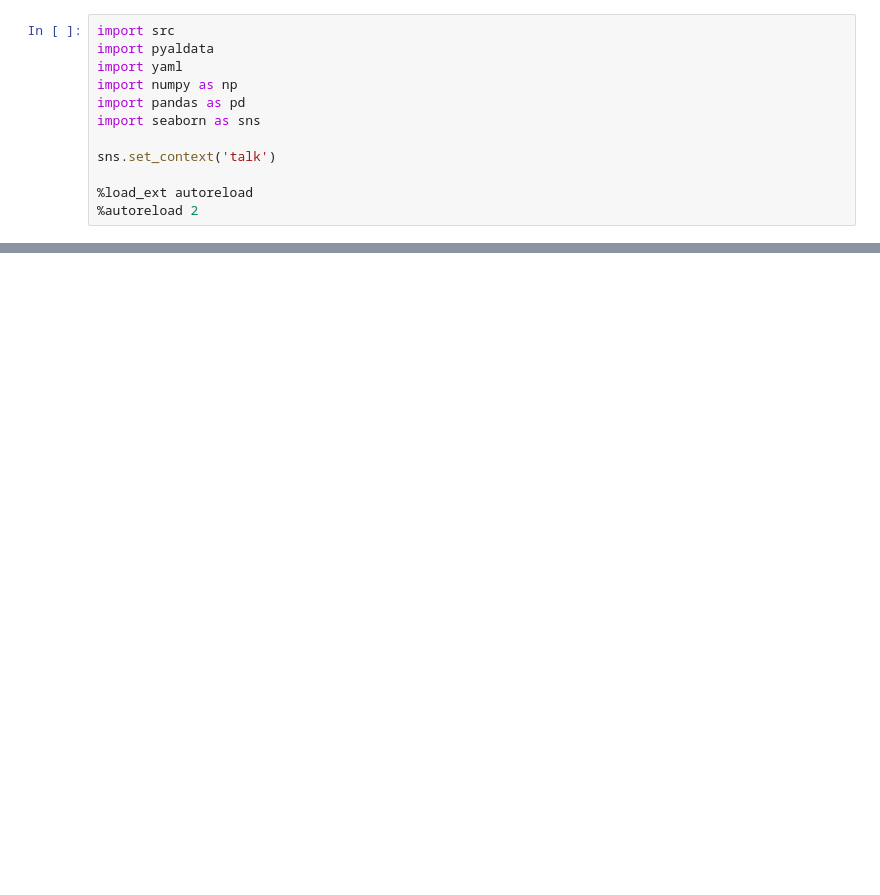
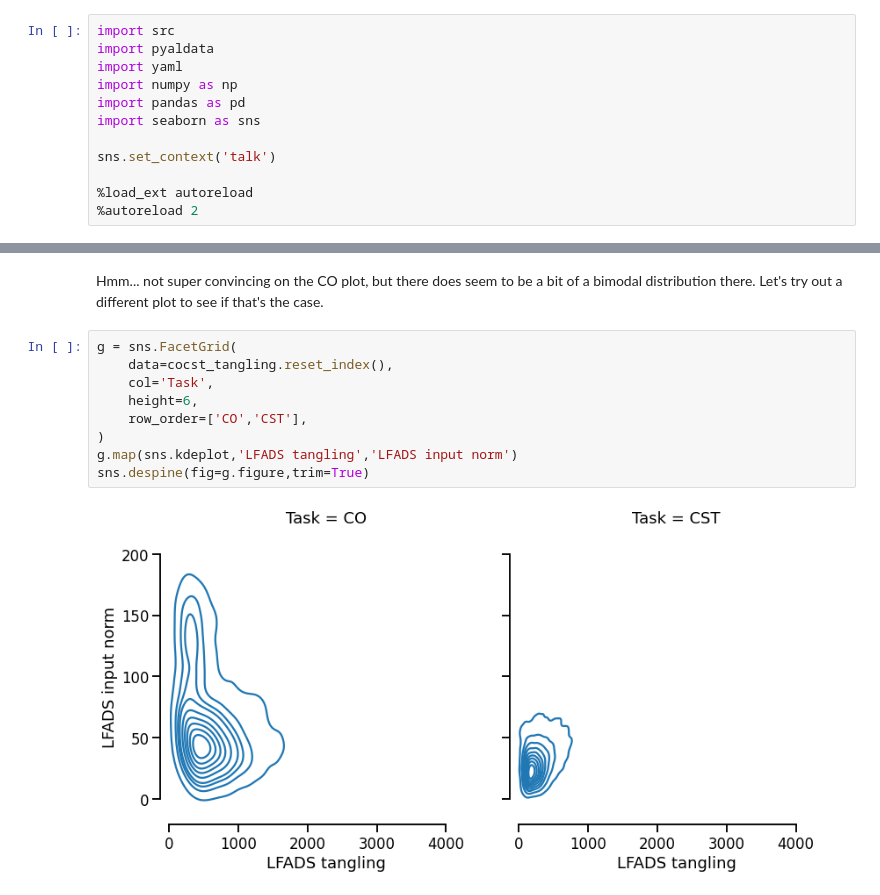
Before and after one commit to raeedcho/cst-dynamics, a Jupyter notebook: scripts/compare_cocst_tangling.ipynb, the cells around one changed output, grey strips where cells are left out. Cells and saved outputs as stored; diff of their text form; blank space fills up the shorter version.

```diff
--- a/scripts/compare_cocst_tangling.ipynb
+++ b/scripts/compare_cocst_tangling.ipynb
@@ -243,0 +256,13 @@ pd.concat([A,B],axis=1)
+# %% [markdown]
+Hmm... not super convincing on the CO plot, but there does seem to be a bit of a bimodal distribution there. Let's try out a different plot to see if that's the case.
+# %%
+g = sns.FacetGrid(
+    data=cocst_tangling.reset_index(),
+    col='Task',
+    height=6,
+    row_order=['CO','CST'],
+)
+g.map(sns.kdeplot,'LFADS tangling','LFADS input norm')
+sns.despine(fig=g.figure,trim=True)
+# %% [output]
+[figure, added]
```
Also changed, not shown: parts of 20 cells of this notebook.
